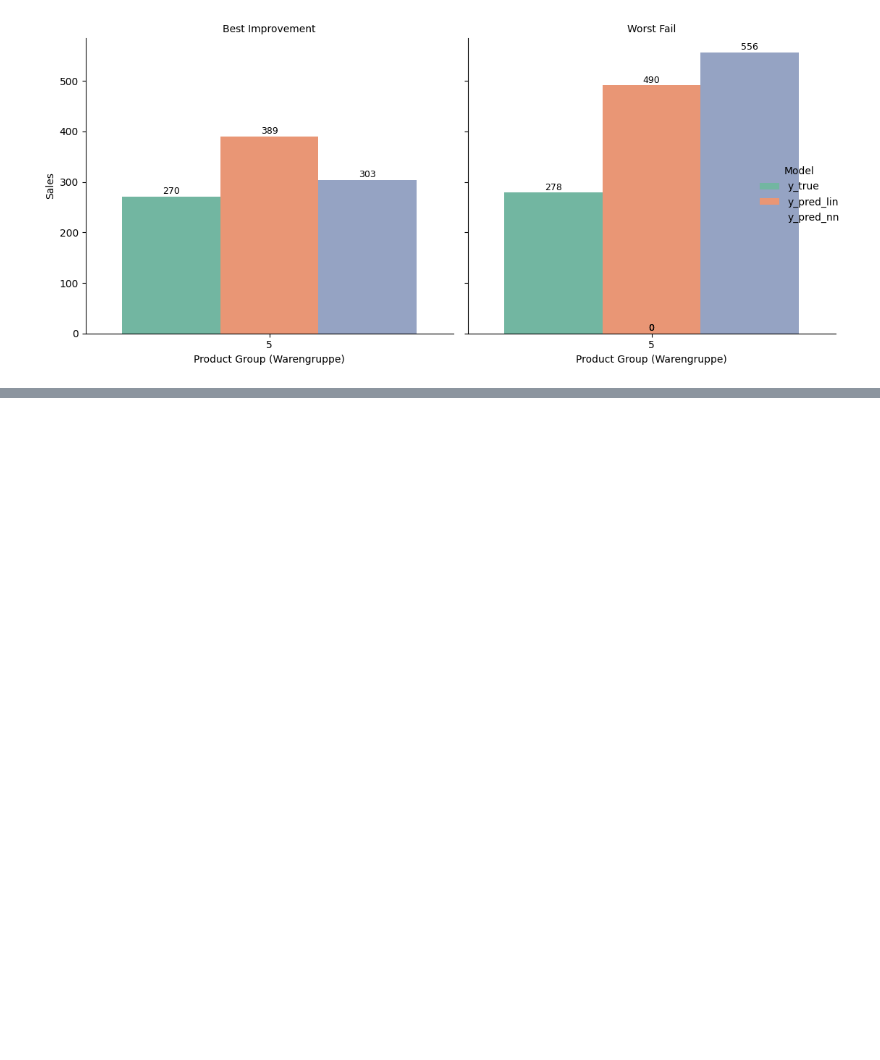
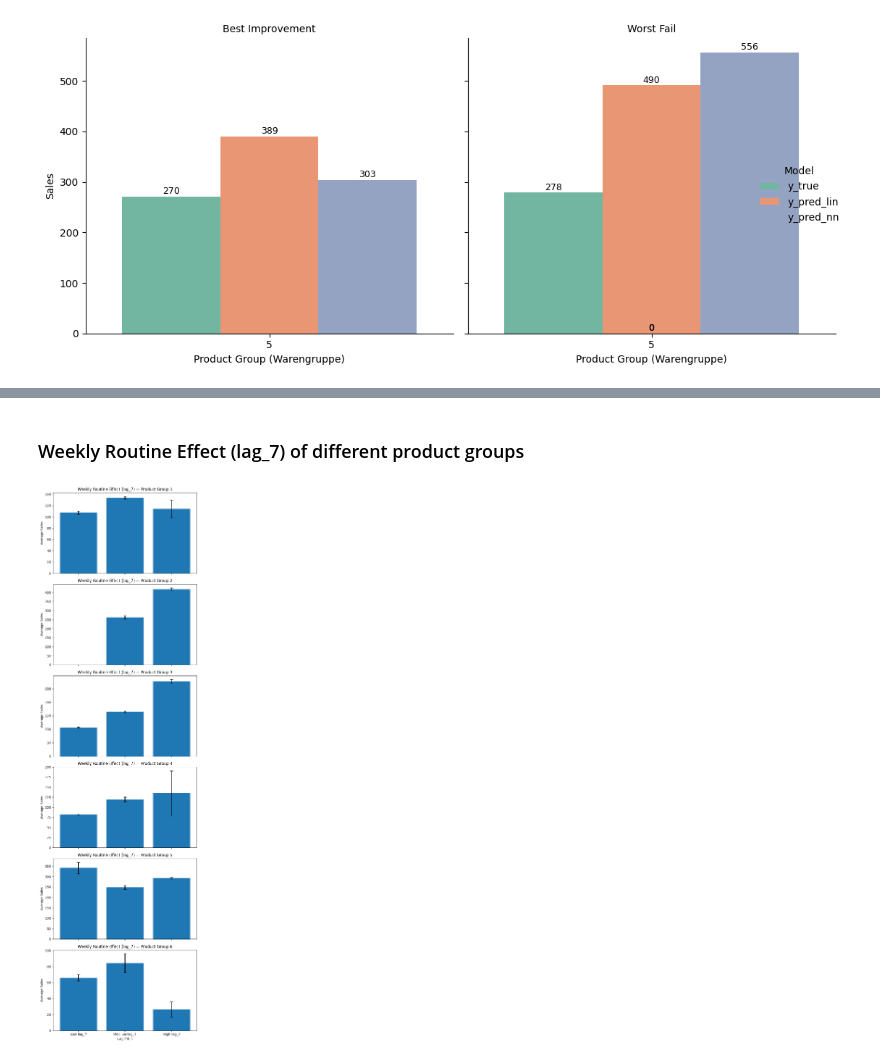
Before and after one commit to ChetnaLourembam/ML-DS, a Jupyter notebook: 3_Model/model_definition_evaluation.ipynb, the cells around one changed output, grey strips where cells are left out. Cells and saved outputs as stored; diff of their text form; code cells hidden in the pictures; blank space fills up the shorter version.

```diff
--- a/3_Model/model_definition_evaluation.ipynb
+++ b/3_Model/model_definition_evaluation.ipynb
@@ -661,0 +832,53 @@ The `ci` parameter is deprecated. Use `errorbar=None` for the same effect.
+# %%
+df_plot = df.copy()
+
+warengruppe_cols = [c for c in df_plot.columns if c.startswith("Warengruppe_")]
+
+def recover_warengruppe(row):
+    for col in warengruppe_cols:
+        if row[col] == 1:
+            return col.replace("Warengruppe_", "")
+    return "1"  # reference group (dropped category)
+
+df_plot["Warengruppe"] = df_plot.apply(recover_warengruppe, axis=1)
+df_plot["Warengruppe"] = df_plot["Warengruppe"].astype(str)
+# %% [markdown]
+### Weekly Routine Effect (lag_7) of different product groups
+# %%
+df_plot["lag7_bin"] = pd.qcut(
+    df_plot["lag_7"], q=3,
+    labels=["Low lag_7", "Medium lag_7", "High lag_7"]
+)
+
+import numpy as np
+
+def mean_ci(x):
+    mean = x.mean()
+    ci = 1.96 * x.std() / np.sqrt(len(x))
+    return mean, ci
+
+groups = sorted(df_plot["Warengruppe"].unique())
+fig, axes = plt.subplots(len(groups), 1, figsize=(7, 4 * len(groups)), sharex=True)
+
+if len(groups) == 1:
+    axes = [axes]
+
+for ax, grp in zip(axes, groups):
+    tmp = df_plot[df_plot["Warengruppe"] == grp]
+
+    stats = (
+        tmp.groupby("lag7_bin")["Umsatz"]
+        .apply(mean_ci)
+        .apply(pd.Series)
+    )
+    stats.columns = ["mean", "ci"]
+
+    ax.bar(stats.index, stats["mean"], yerr=stats["ci"], capsize=5)
+    ax.set_title(f"Weekly Routine Effect (lag_7) — Product Group {grp}")
+    ax.set_ylabel("Average Sales")
+
+plt.xlabel("Lag-7 Bin")
+plt.tight_layout()
+plt.show()
+# %% [output]
+[figure, added]
```
Also changed, not shown: parts of 14 cells of this notebook.
